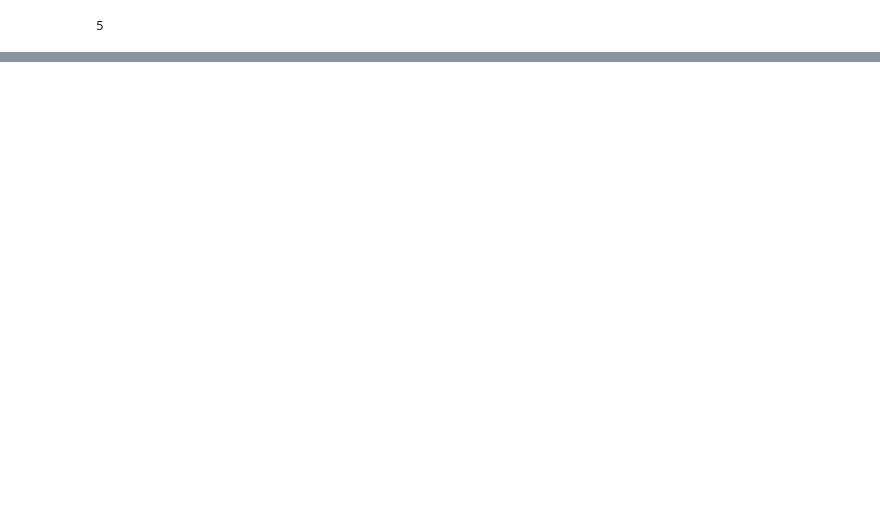
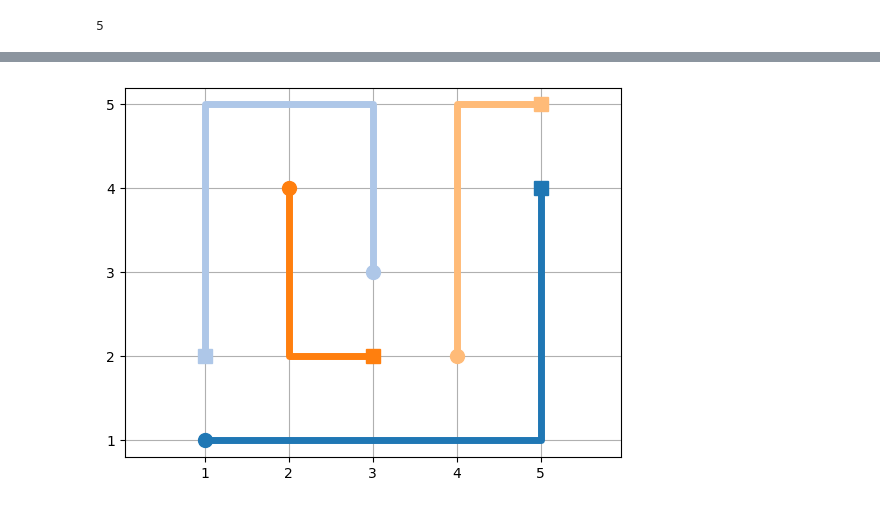
Before and after one commit to shaswot/pathfinder, a Jupyter notebook: notebooks/data-augmenter.ipynb, the cells around one changed output, grey strips where cells are left out. Saved outputs shown, nothing was run; the diff lists cells and outputs as text; code cells hidden in the pictures; blank space fills up the shorter version.

```diff
--- a/notebooks/data-augmenter.ipynb
+++ b/notebooks/data-augmenter.ipynb
@@ -66,0 +248,4 @@ set0_dict
+# %%
+visualize_freeflow(set0_dict)
+# %% [output]
+[figure, added]
```
Also changed, not shown: parts of 28 cells of this notebook, 11 other files.
